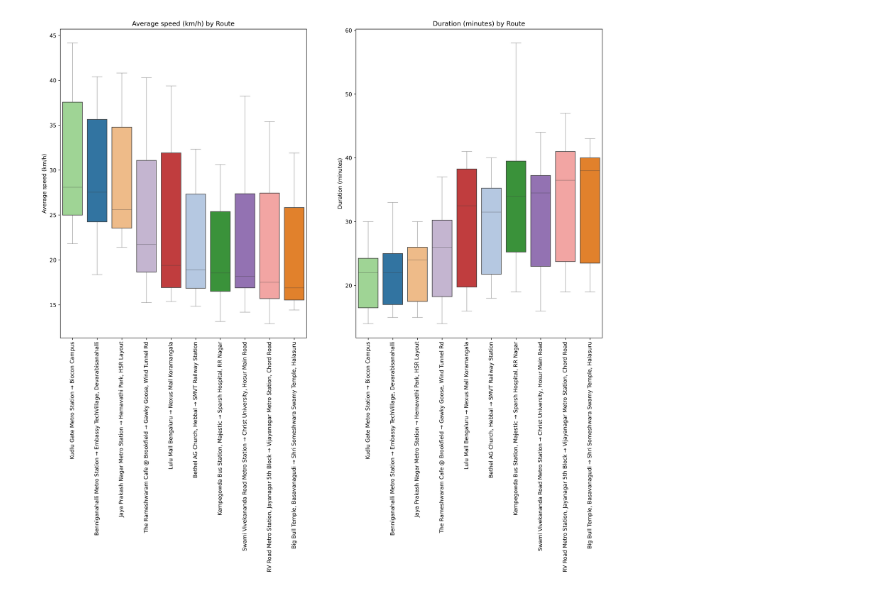
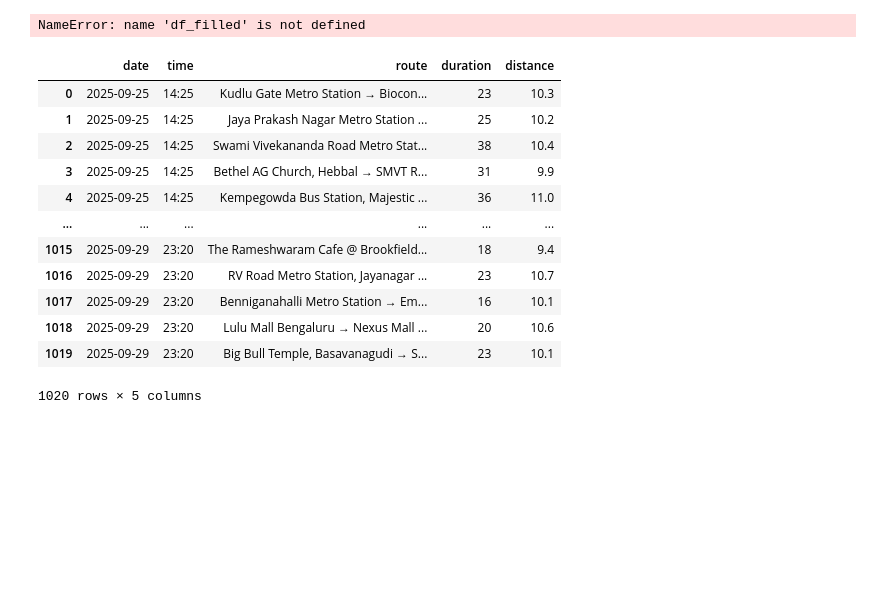
Before and after one commit to thecont1/blr-traffic-monitor, a Jupyter notebook: traffic_visual.ipynb, the cells around one changed output. Saved outputs shown, nothing was run; the diff lists cells and outputs as text; code cells hidden in the pictures; blank space fills up the shorter version.

```diff
--- a/traffic_visual.ipynb
+++ b/traffic_visual.ipynb
@@ -241,29 +134,23 @@ df_box = df_filled.copy()
 df_box['ts'] = pd.to_datetime(df_box['ts'], errors='coerce')
 df_box = df_box.dropna(subset=['ts'])
 
-# Human-readable labels
-loc_map = (locations_df.set_index("plus_code")["location"].to_dict())
+# Use 'route' column directly (already human-readable)
+df_box['label'] = df_box['route']
 
-def label_for_route(code: str) -> str:
-    try:
-        origin_code, dest_code = code.split("|", 1)
-    except ValueError:
-        return code
-    origin = loc_map.get(origin_code, origin_code)
-    dest = loc_map.get(dest_code, dest_code)
-    return f"{origin} \u2192 {dest}"
-
-df_box['label'] = df_box['route_code'].map(label_for_route)
-
-# Average speed (km/h)
-df_box['avg_speed'] = 60.0 * df_box['distance'] / df_box['duration'].replace(0, pd.NA)
+# Average speed already computed in df_filled as 'speed_smooth' or recalculate if needed
+# If duration/distance exist in df_filled, use them; otherwise use speed_smooth directly
+if 'duration' in df_box.columns and 'distance' in df_box.columns:
+    df_box['avg_speed'] = 60.0 * df_box['distance'] / df_box['duration'].replace(0, pd.NA)
+else:
+    # Use the smoothed speed if duration/distance not available
+    df_box['avg_speed'] = df_box.get('speed_smooth', df_box.get('avg_speed', pd.NA))
 
 metrics = [
     ('avg_speed', 'Average speed (km/h)'),
     ('duration', 'Duration (minutes)')
 ]
 
-# Sort routes by median duration (ascending)
+# Sort routes by median avg_speed (descending)
 route_order = (
     df_box.groupby('label')['avg_speed']
           .median()
@@ -278,7 +165,7 @@ for ax, (metric, ylabel) in zip(axes, metrics):
         data=df_box,
         x='label',
         y=metric,
-        hue='label',                # tie palette to hue to silence warning
+        hue='label',
         order=route_order,
         hue_order=route_order,
         palette=color_map,
@@ -287,11 +174,11 @@ for ax, (metric, ylabel) in zip(axes, metrics):
         ax=ax
     )
     # Make box faces semi-transparent
-    for patch in ax.artists:          # each box in matplotlib ≥3.4
+    for patch in ax.artists:
         fc = patch.get_facecolor()
-        patch.set_facecolor((*fc[:3], 0.4))  # preserve RGB, set alpha=0.4
+        patch.set_facecolor((*fc[:3], 0.4))
 
-    for line in ax.lines:             # whiskers, medians, caps
+    for line in ax.lines:
         line.set_alpha(0.4)
 
     ax.set_xlabel('')
@@ -302,4 +189,4 @@ for ax, (metric, ylabel) in zip(axes, metrics):
 plt.subplots_adjust(bottom=0.35)
 plt.show()
 # %% [output]
-[figure, removed]
+NameError: name 'df_filled' is not defined
@@ -305,0 +341,24 @@ plt.show()
+# %%
+filter_string = "date >= '2025-09-1'"
+
+df_incoming = df.query(filter_string).copy()
+df_incoming['route'] = df_incoming['route_code'].\
+    apply(lambda r: f"{locate(r.split('|')[0])} \u2192 {locate(r.split('|')[1])}")
+df_incoming = df_incoming[['date', 'time', 'route', 'duration', 'distance']].\
+    reset_index(drop=True)
+
+display(df_incoming)
+# %% [output]
+|  | date | time | route | duration | distance |
+| 0 | 2025-09-25 | 14:25 | Kudlu Gate Metro Station → Biocon... | 23 | 10.3 |
+| 1 | 2025-09-25 | 14:25 | Jaya Prakash Nagar Metro Station ... | 25 | 10.2 |
+| 2 | 2025-09-25 | 14:25 | Swami Vivekananda Road Metro Stat... | 38 | 10.4 |
+| 3 | 2025-09-25 | 14:25 | Bethel AG Church, Hebbal → SMVT R... | 31 | 9.9 |
+| 4 | 2025-09-25 | 14:25 | Kempegowda Bus Station, Majestic ... | 36 | 11.0 |
+| ... | ... | ... | ... | ... | ... |
+| 1015 | 2025-09-29 | 23:20 | The Rameshwaram Cafe @ Brookfield... | 18 | 9.4 |
+| 1016 | 2025-09-29 | 23:20 | RV Road Metro Station, Jayanagar ... | 23 | 10.7 |
+| 1017 | 2025-09-29 | 23:20 | Benniganahalli Metro Station → Em... | 16 | 10.1 |
+| 1018 | 2025-09-29 | 23:20 | Lulu Mall Bengaluru → Nexus Mall ... | 20 | 10.6 |
+| 1019 | 2025-09-29 | 23:20 | Big Bull Temple, Basavanagudi → S... | 23 | 10.1 |
+1020 rows × 5 columns
```
Also changed, not shown: parts of 9 cells of this notebook.
